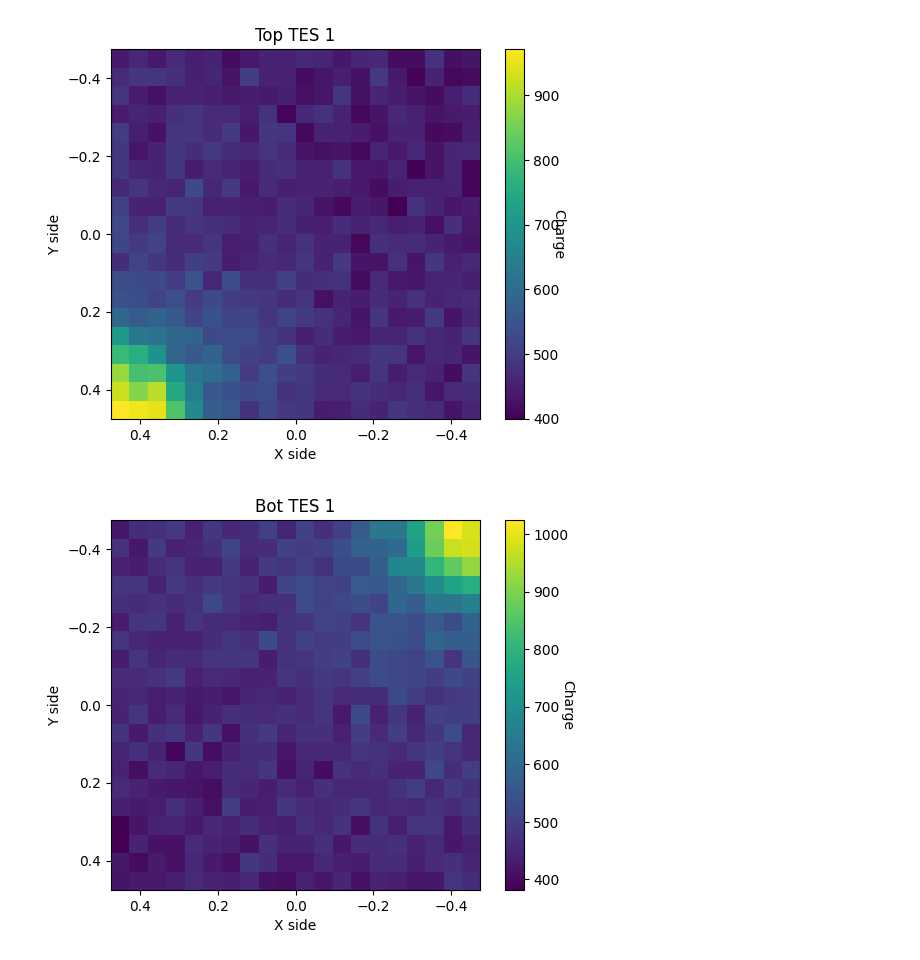
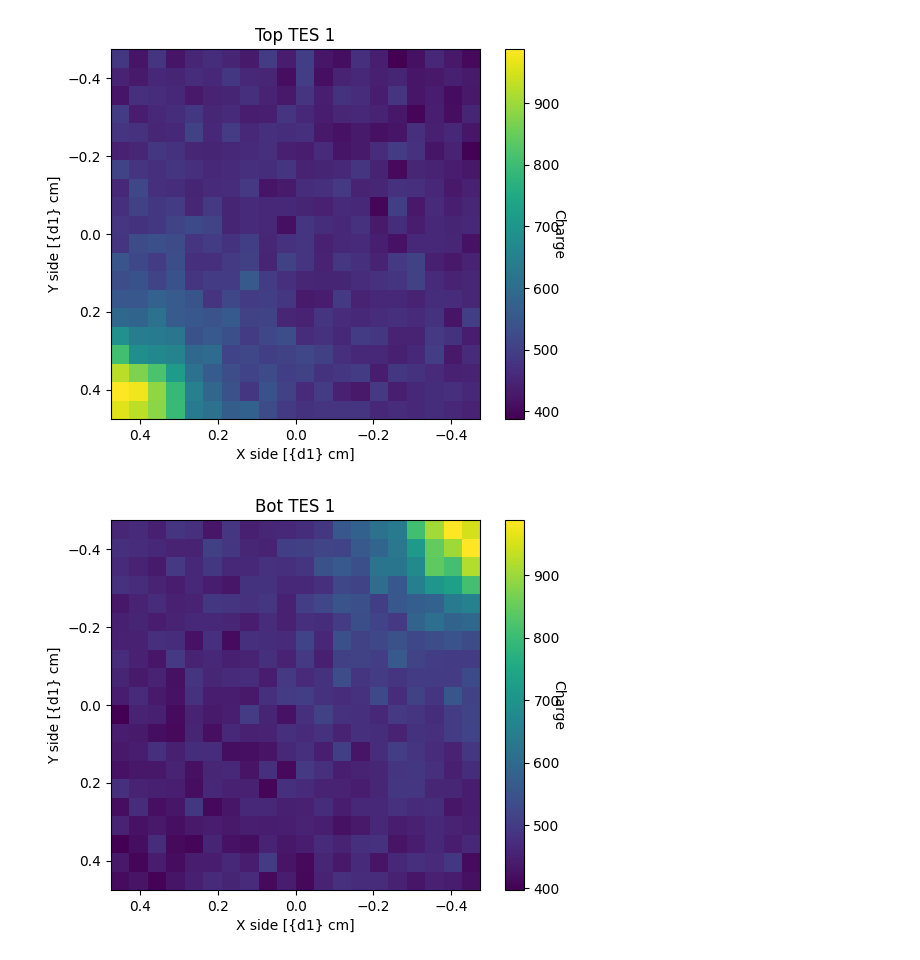
Before and after one commit to LudovicoAlt/CAPIBARA-Ray-Phonon-Simulations, a Jupyter notebook: Excess.ipynb, the cells around one changed output. Saved outputs shown, nothing was run; the diff lists cells and outputs as text; code cells hidden in the pictures.

```diff
--- a/Excess.ipynb
+++ b/Excess.ipynb
@@ -48,7 +48,7 @@ crystal_geometry = Geometry_TES( wall_positions, detector_positions, wall_normal
 # %%
 from itertools import product
 
-list_n_sims = [500, 800, 1_000, 1500, 2000, 3000]
+list_n_sims = [500, 800, 1_000, 1500, 2000, 3000, 10_000]
 
 n = 20
 dx = np.linspace( 1/2-w, -1/2+w, n ) #np.linspace(-1/2 + 0.05, 1/2 - 0.05, n)
@@ -181,24 +174,24 @@ plt.show()
 # %%
 charges_xyz = charges_arr.reshape( (len(dx), len(dy), len(dz), 2) )
 
 plt.imshow( charges_xyz[:,:,:,0], origin='lower', extent=[dx[0], dx[-1], dy[0], dy[-1]] )
 plt.title("Top TES 1")
 cbar = plt.colorbar()
 cbar.set_label("Charge", rotation=270)
-plt.xlabel("X side")
-plt.ylabel("Y side")
+plt.xlabel("X side [{d1} cm]")
+plt.ylabel("Y side [{d1} cm]")
 plt.show()
 
 plt.imshow( charges_xyz[:,:,:, 1], origin='lower', extent=[dx[0], dx[-1], dy[0], dy[-1]] )
 plt.title("Bot TES 1")
 cbar = plt.colorbar()
 cbar.set_label("Charge", rotation=270)
-plt.xlabel("X side")
-plt.ylabel("Y side")
+plt.xlabel("X side [{d1} cm]")
+plt.ylabel("Y side [{d1} cm]")
 plt.show()
 # %% [output]
-[figure, old version]
+[figure, new version]
-[figure, old version]
+[figure, new version]
 # %%
 
 #scatter plot of charges
```
Also changed, not shown: parts of 17 cells of this notebook, 3 other files.
